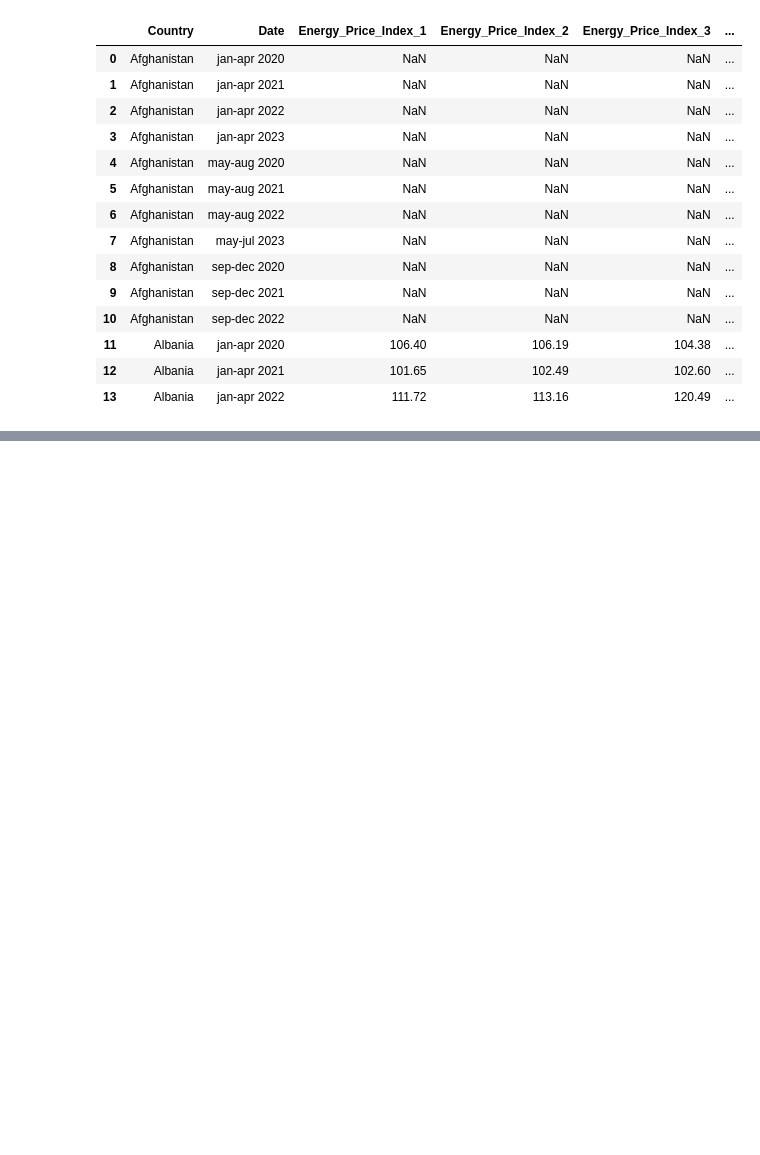
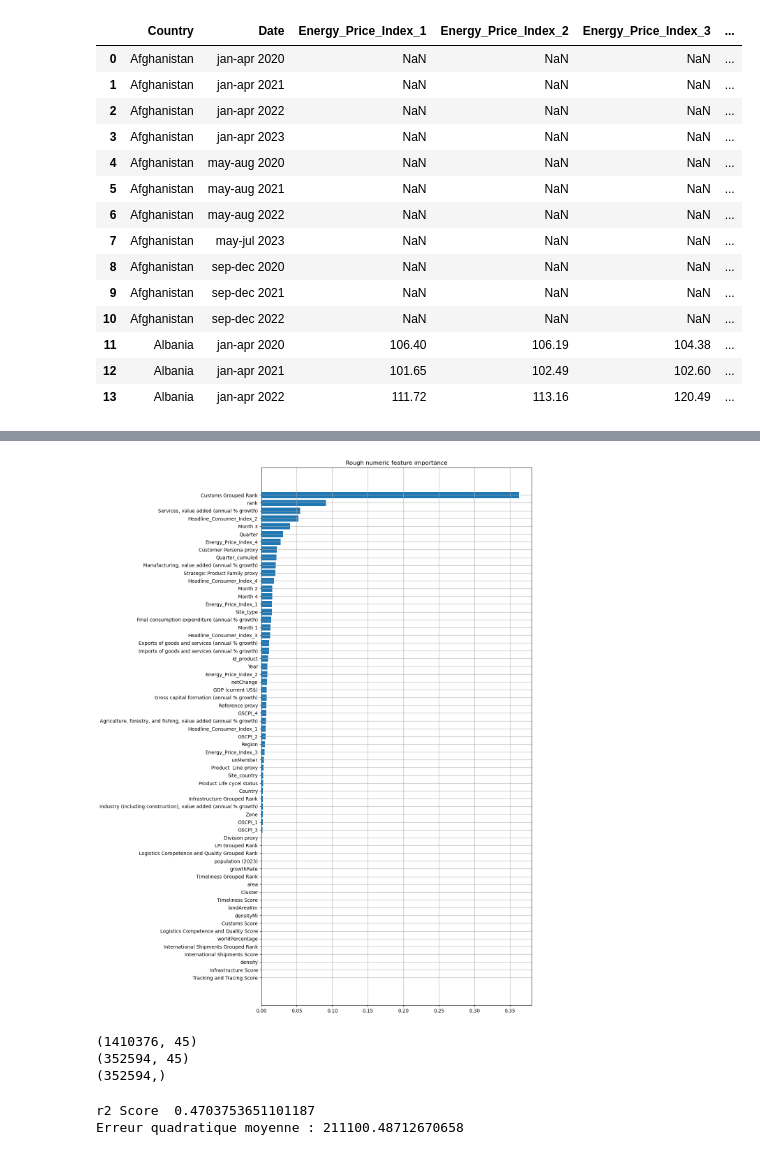
Before and after one commit to IonPanteleiciuc/HiParis, a Jupyter notebook: elhadi.ipynb, the cells around one changed output, grey strips where cells are left out. Cells and saved outputs as stored; diff of their text form; code cells hidden in the pictures; blank space fills up the shorter version.

```diff
--- a/elhadi.ipynb
+++ b/elhadi.ipynb
@@ -409,9 +459,11 @@ memory usage: 887.7+ MB
 # %%
 from sklearn.preprocessing import LabelEncoder
 
+df = df.drop(['index','Operations', 'Site_complementary', 'Date'], axis=1)
+
 string_columns = df.select_dtypes(include=['object']).columns
 
-# Appliquer LabelEncoder à chaque colonne de type chaîne
+#Appliquer LabelEncoder à chaque colonne de type chaîne
 for col in string_columns:
     le = LabelEncoder()
     df[col] = le.fit_transform(df[col])
@@ -447,7 +514,7 @@ from sklearn.model_selection import train_test_split
 from sklearn.metrics import mean_squared_error, r2_score
 
 # Créer l'instance du modèle XGBoost
-model = xgb.XGBRegressor(objective ='reg:squarederror')
+model = xgb.XGBRegressor(objective ='reg:squarederror', enable_categorical=True)
 
 # Entraîner le modèle
 model.fit(train, y_training)
@@ -470,0 +557,15 @@ Erreur quadratique moyenne : 244005.1910455105
+# %%
+import matplotlib.pyplot as plt
+
+column_names = df.columns
+
+#Sort feature importances and retrieve corresponding indices.
+sorted_idx = np.argsort(model.feature_importances_)
+# Plot feature importances for better visualization
+plt.figure(figsize=(10, 20))
+plt.grid()
+plt.barh(column_names[sorted_idx], model.feature_importances_[sorted_idx])
+plt.title("Rough numeric feature importance")
+plt.show()
+# %% [output]
+[figure, added]
@@ -470,0 +579,48 @@ Erreur quadratique moyenne : 244005.1910455105
+# %%
+from sklearn.model_selection import train_test_split
+
+train, valid = train_test_split(df, test_size=0.2, random_state=1337)
+
+y_training = train['Month 4']
+y_valid = valid['Month 4']
+
+
+train = train.drop(['Month 4'], axis=1)
+valid = valid.drop(['Month 4'], axis=1)
+
+
+print(train.shape)
+print(valid.shape)
+train.head()
+print(y_valid.shape)
+# %% [output]
+(1410376, 45)
+(352594, 45)
+(352594,)
+# %%
+import xgboost as xgb
+from sklearn.model_selection import train_test_split
+from sklearn.metrics import mean_squared_error, r2_score
+
+# Créer l'instance du modèle XGBoost
+model = xgb.XGBRegressor(objective ='reg:squarederror', enable_categorical=True)
+
+# Entraîner le modèle
+model.fit(train, y_training)
+
+# Faire des prédictions
+y_pred = model.predict(valid)
+
+r2 = r2_score(y_valid, y_pred)
+# Évaluer le modèle
+mse = mean_squared_error(y_valid, y_pred)
+
+print("r2 Score ", r2)
+print(f"Erreur quadratique moyenne : {mse}")
+
+# Utiliser le modèle pour prédire de nouvelles valeurs
+# new_data est un nouveau DataFrame contenant les caractéristiques de nouvelles observations
+# predictions = model.predict(new_data)
+# %% [output]
+r2 Score  0.4703753651101187
+Erreur quadratique moyenne : 211100.48712670658
```
Also changed, not shown: parts of 58 cells of this notebook.
